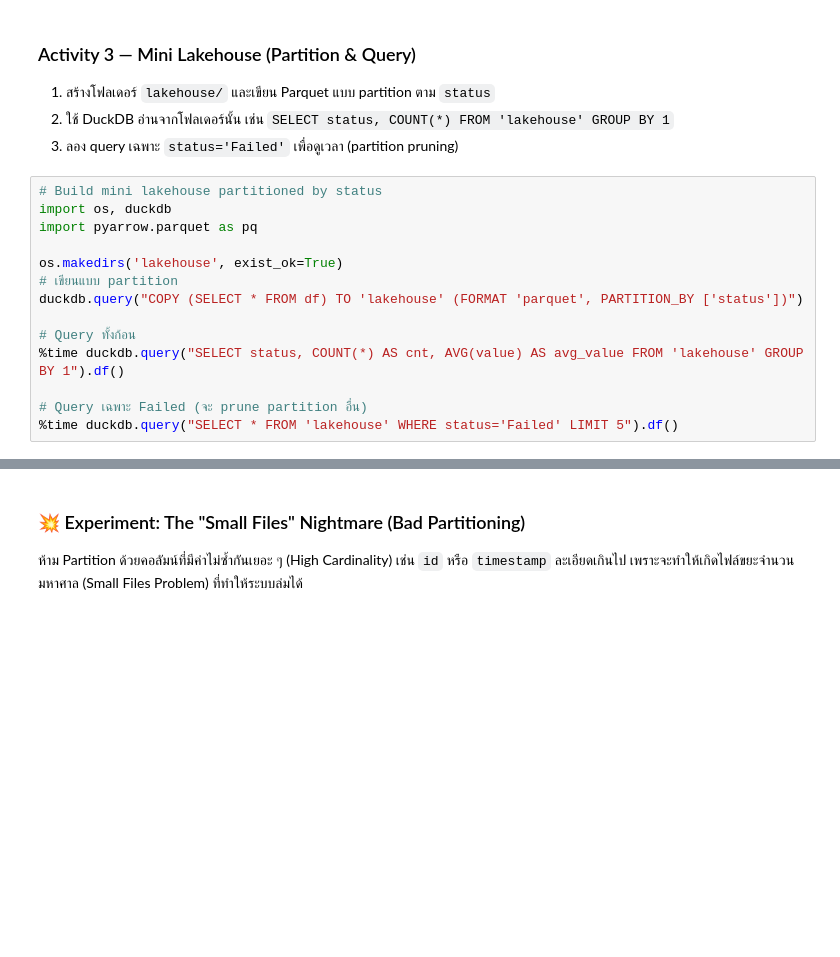
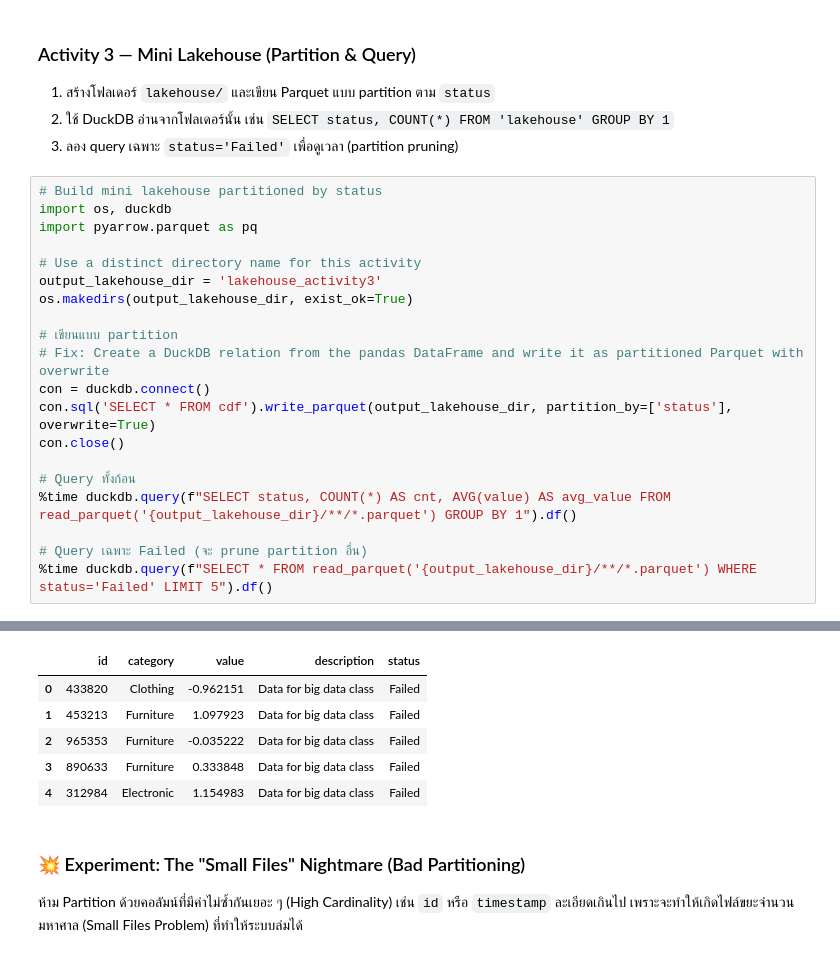
Before and after one commit to Cherdsak363/Big-Data, a Jupyter notebook: BigData_Week2_FileFormats_and_Storage.ipynb, the cells around one changed output, grey strips where cells are left out. Saved outputs shown, nothing was run; the diff lists cells and outputs as text; blank space fills up the shorter version.

```diff
--- a/BigData_Week2_FileFormats_and_Storage.ipynb
+++ b/BigData_Week2_FileFormats_and_Storage.ipynb
@@ -550,12 +643,19 @@ duckdb.query("SELECT count(*), avg(discount) FROM 'lakehouse'").df().head()
 import os, duckdb
 import pyarrow.parquet as pq
 
-os.makedirs('lakehouse', exist_ok=True)
+# Use a distinct directory name for this activity
+output_lakehouse_dir = 'lakehouse_activity3'
+os.makedirs(output_lakehouse_dir, exist_ok=True)
+
 # เขียนแบบ partition
-duckdb.query("COPY (SELECT * FROM df) TO 'lakehouse' (FORMAT 'parquet', PARTITION_BY ['status'])")
+# Fix: Create a DuckDB relation from the pandas DataFrame and write it as partitioned Parquet with overwrite
+con = duckdb.connect()
+con.sql('SELECT * FROM cdf').write_parquet(output_lakehouse_dir, partition_by=['status'], overwrite=True)
+con.close()
 
 # Query ทั้งก้อน
-%time duckdb.query("SELECT status, COUNT(*) AS cnt, AVG(value) AS avg_value FROM 'lakehouse' GROUP BY 1").df()
+%time duckdb.query(f"SELECT status, COUNT(*) AS cnt, AVG(value) AS avg_value FROM read_parquet('{output_lakehouse_dir}/**/*.parquet') GROUP BY 1").df()
 
 # Query เฉพาะ Failed (จะ prune partition อื่น)
-%time duckdb.query("SELECT * FROM 'lakehouse' WHERE status='Failed' LIMIT 5").df()
+%time duckdb.query(f"SELECT * FROM read_parquet('{output_lakehouse_dir}/**/*.parquet') WHERE status='Failed' LIMIT 5").df()
+# %% [output]
@@ -562,3 +666,9 @@ duckdb.query("COPY (SELECT * FROM df) TO 'lakehouse' (FORMAT 'parquet', PARTITIO
+|  | id | category | value | description | status |
+| 0 | 433820 | Clothing | -0.962151 | Data for big data class | Failed |
+| 1 | 453213 | Furniture | 1.097923 | Data for big data class | Failed |
+| 2 | 965353 | Furniture | -0.035222 | Data for big data class | Failed |
+| 3 | 890633 | Furniture | 0.333848 | Data for big data class | Failed |
+| 4 | 312984 | Electronic | 1.154983 | Data for big data class | Failed |
 # %% [markdown]
 ### 💥 Experiment: The "Small Files" Nightmare (Bad Partitioning)
 ห้าม Partition ด้วยคอลัมน์ที่มีค่าไม่ซ้ำกันเยอะ ๆ (High Cardinality) เช่น `id` หรือ `timestamp` ละเอียดเกินไป
```
Also changed, not shown: parts of 16 cells of this notebook.
